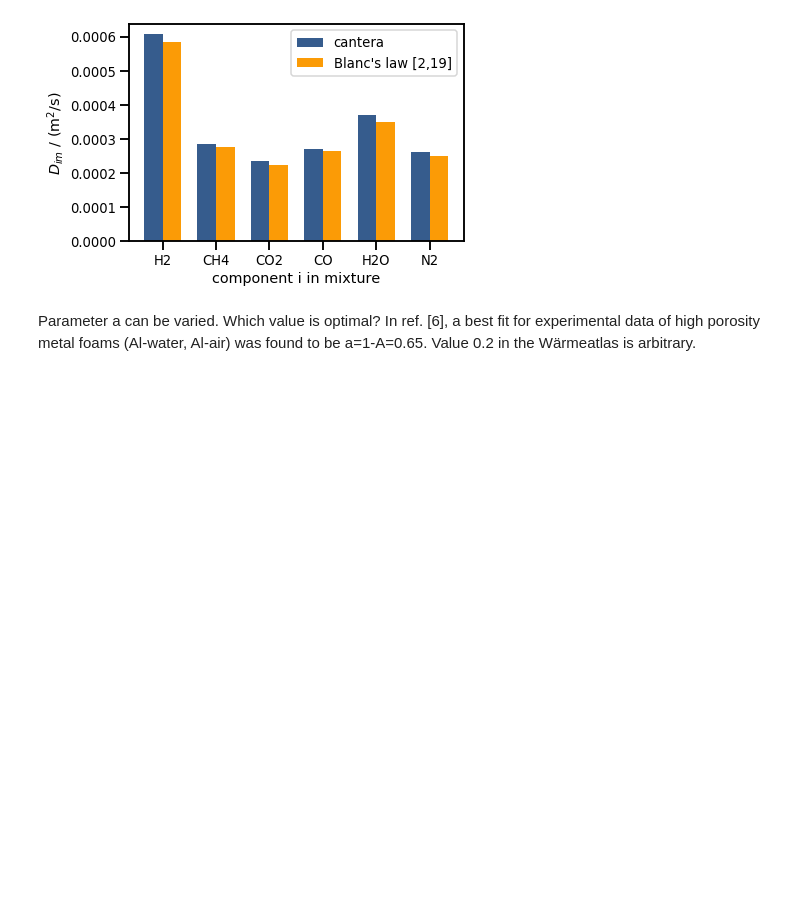
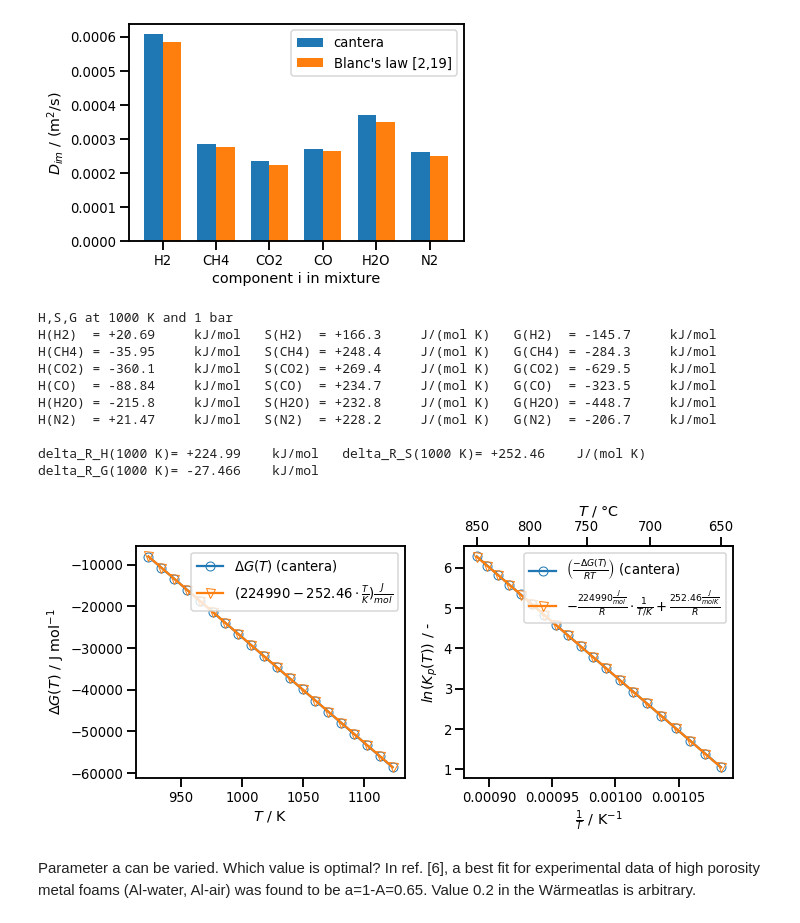
Before and after one commit to santiago-salas-v/walas, a Jupyter notebook: Ni-foam.ipynb, the cells around one changed output. Cells and saved outputs as stored; diff of their text form; code cells hidden in the pictures; blank space fills up the shorter version.

```diff
--- a/Ni-foam.ipynb
+++ b/Ni-foam.ipynb
@@ -809,3 +834,79 @@ plt.xlabel('component i in mixture');
+# %%
+T=1000 # K
+p=1e5 # Pa
+t=linspace(650,850,20)+273.15
+
+fig,ax_list=plt.subplots(ncols=2,nrows=1,figsize=(5*2,5))
+
+h=dict({labels[i]:0 for i in range(6)})
+s=dict({labels[i]:0 for i in range(6)})
+g=dict({labels[i]:0 for i in range(6)})
+
+delta_r_h=zeros(len(t))
+delta_r_g=zeros(len(t))
+delta_r_s=zeros(len(t))
+
+print('H,S,G at {:0.4g} K and {:0.4g} bar'.format(T,p/1e5))
+
+for component in labels[:6]:
+    gas.TPX=T,p,component+':1'
+    h[component]=gas.enthalpy_mole/1000 # J/mol
+    s[component]=gas.entropy_mole/1000 # J/(mol K)
+    g[component]=gas.gibbs_mole/1000 # J/mol
+    delta_r_h[0]=-h['CH4']-h['H2O']+3*h['H2']+h['CO']
+    delta_r_g[0]=-g['CH4']-g['H2O']+3*g['H2']+g['CO']
+    delta_r_s[0]=-s['CH4']-s['H2O']+3*s['H2']+s['CO']
+print('\n'.join(['{:7s}= {:<+10.4g} kJ/mol   {:7s}= {:<+10.4g} J/(mol K)   {:7s}= {:<+10.4g} kJ/mol'.format(
+    'H('+labels[i]+')',h[labels[i]]/1000,
+    'S('+labels[i]+')',s[labels[i]],
+    'G('+labels[i]+')',g[labels[i]]/1000
+) for i in range(6)]))
+
+print('\n{:7s}= {:<+10.5g} kJ/mol   {:7s}= {:<+10.5g} J/(mol K)   {:7s}= {:<+10.5g} kJ/mol'.format(
+    'delta_R_H('+'{:0.4g}'.format(T)+' K)',delta_r_h[0]/1000,
+    'delta_R_S('+'{:0.4g}'.format(T)+' K)',delta_r_s[0],
+    'delta_R_G('+'{:0.4g}'.format(T)+' K)',delta_r_g[0]/1000)
+)
+
+
+for i,T in enumerate(t):
+    for component in labels[:6]:
+        gas.TPX=T,p,component+':1'
+        h[component]=gas.enthalpy_mole/1000 # J/mol
+        s[component]=gas.entropy_mole/1000 # J/(mol K)
+        g[component]=gas.gibbs_mole/1000 # J/mol
+
+    delta_r_h[i]=-h['CH4']-h['H2O']+3*h['H2']+h['CO']
+    delta_r_g[i]=-g['CH4']-g['H2O']+3*g['H2']+g['CO']
+    delta_r_s[i]=-s['CH4']-s['H2O']+3*s['H2']+s['CO']
+
+ax_list[0].plot(t,delta_r_g,label=r'$\Delta G(T)$ (cantera)')
+ax_list[0].plot(t,+224.990e3-252.46*t,label=r'$(224990-252.46\cdot\frac{T}{K})\frac{J}{mol}$')
+ax_list[0].set_ylabel(r'$\Delta G(T)$ / J mol$^{-1}$')
+ax_list[0].set_xlabel(r'$T$ / K')
+
+
+ax_list[1].plot(1/t,-delta_r_g/8.3145*1/t,label=r'$\left(\frac{-\Delta G(T)}{RT}\right)$ (cantera)')
+ax_list[1].plot(1/t,-224.990e3/8.3145*1/t+252.46/8.3145,label=r'$-\frac{224990\frac{J}{mol}}{R}\cdot\frac{1}{T/K}+\frac{252.46\frac{J}{mol K}}{R}$')
+ax_list[1].set_ylabel(r'$ln(K_p(T))$ / -')
+ax_list[1].set_xlabel(r'$\frac{1}{T}$ / K$^{-1}$')
+secondary_x=ax_list[1].secondary_xaxis('top',functions=(lambda x:1/(x+finfo('float').eps)-273.15,lambda x:1/(x+273.15+finfo('float').eps)))
+secondary_x.set_xlabel('$T$ / °C')
+
+for k in range(len(ax_list)):
+    ax_list[k].legend(loc='best')
+plt.tight_layout();
+# %% [output]
+H,S,G at 1000 K and 1 bar
+H(H2)  = +20.69     kJ/mol   S(H2)  = +166.3     J/(mol K)   G(H2)  = -145.7     kJ/mol
+H(CH4) = -35.95     kJ/mol   S(CH4) = +248.4     J/(mol K)   G(CH4) = -284.3     kJ/mol
+H(CO2) = -360.1     kJ/mol   S(CO2) = +269.4     J/(mol K)   G(CO2) = -629.5     kJ/mol
+H(CO)  = -88.84     kJ/mol   S(CO)  = +234.7     J/(mol K)   G(CO)  = -323.5     kJ/mol
+H(H2O) = -215.8     kJ/mol   S(H2O) = +232.8     J/(mol K)   G(H2O) = -448.7     kJ/mol
+H(N2)  = +21.47     kJ/mol   S(N2)  = +228.2     J/(mol K)   G(N2)  = -206.7     kJ/mol
+
+delta_R_H(1000 K)= +224.99    kJ/mol   delta_R_S(1000 K)= +252.46    J/(mol K)   delta_R_G(1000 K)= -27.466    kJ/mol
+[figure, added]
 # %% [markdown]
 Parameter a can be varied. Which value is optimal? In ref. [6], a best fit for experimental data of high porosity metal foams (Al-water, Al-air) was found to be a=1-A=0.65. Value 0.2 in the Wärmeatlas is arbitrary.
 # %%
```
Also changed, not shown: parts of 5 cells of this notebook.
